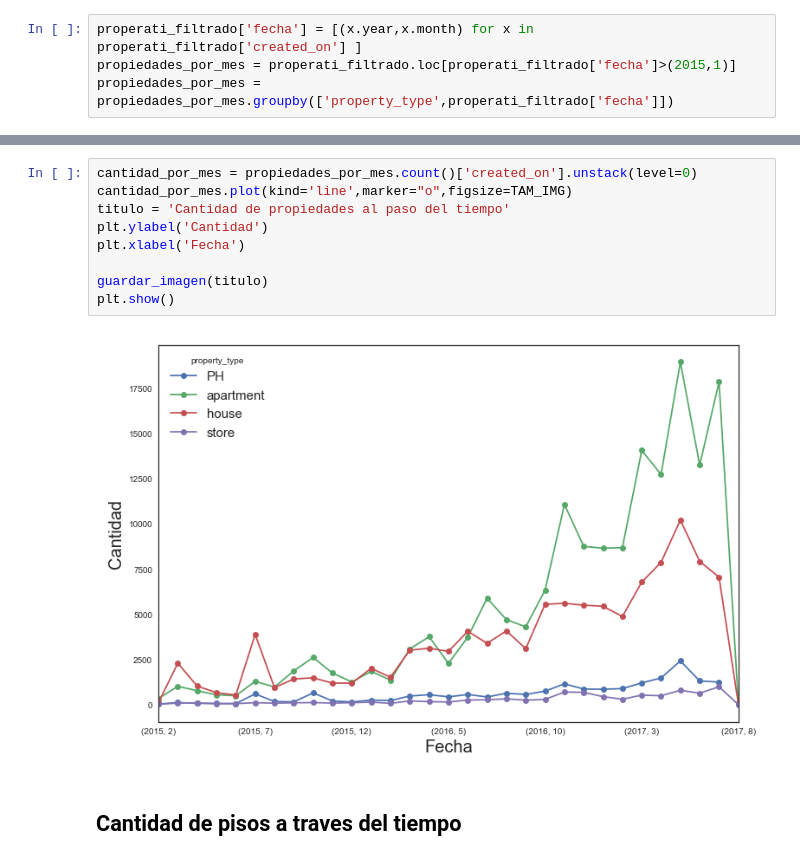
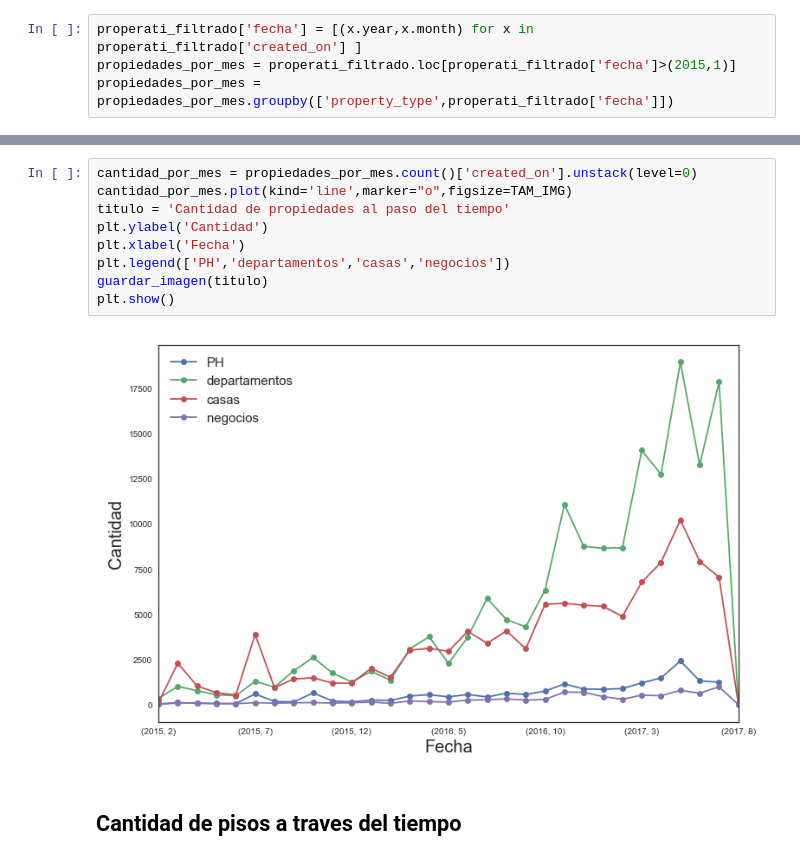
Before and after one commit to AlejandroDaneri/Machine-Learning-Properati, a Jupyter notebook: TP.ipynb, the cells around one changed output, grey strips where cells are left out. Cells and saved outputs as stored; diff of their text form.

```diff
--- a/TP.ipynb
+++ b/TP.ipynb
@@ -508,14 +507,14 @@ plt.show()
 # %%
 cantidad_por_mes = propiedades_por_mes.count()['created_on'].unstack(level=0)
 cantidad_por_mes.plot(kind='line',marker="o",figsize=TAM_IMG)
 titulo = 'Cantidad de propiedades al paso del tiempo'
 plt.ylabel('Cantidad')
 plt.xlabel('Fecha')
-
+plt.legend(['PH','departamentos','casas','negocios'])
 guardar_imagen(titulo)
 plt.show()
 # %% [output]
-[figure, old version]
+[figure, new version]
 # %% [markdown]
 ## Cantidad de pisos a traves del tiempo
 # %%
```
Also changed, not shown: parts of 10 cells of this notebook, 7 other files.
